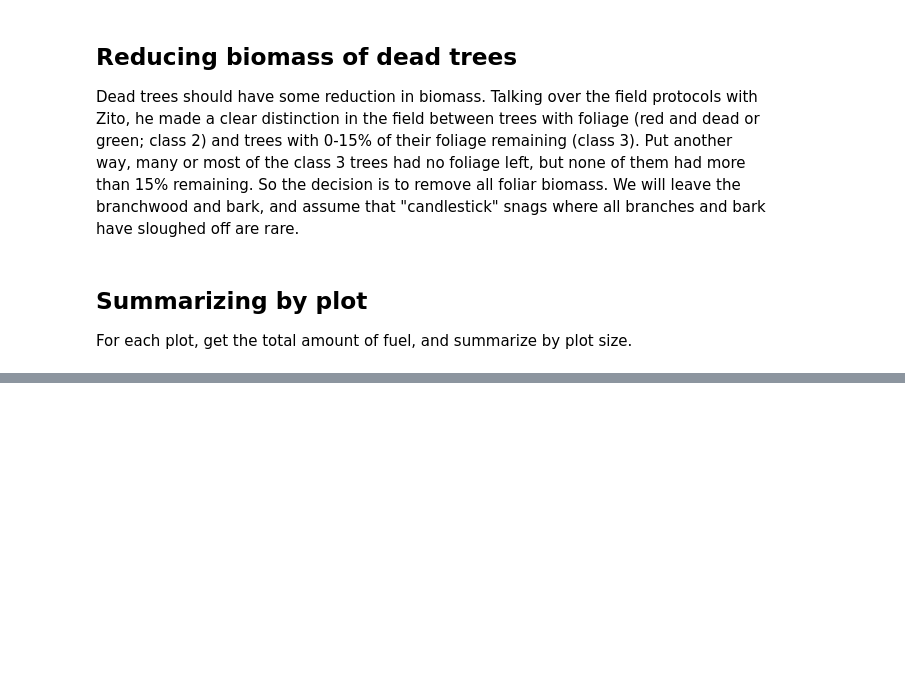
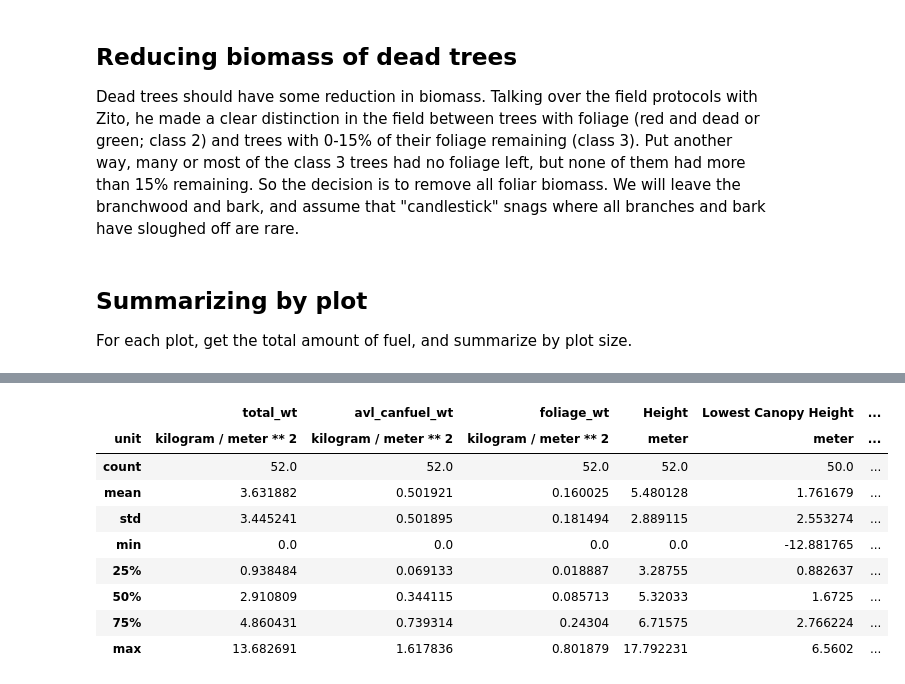
Before and after one commit to SWFireInnovation/biomass, a Jupyter notebook: labs/FtHuachucah_methods.ipynb, the cells around one changed output, grey strips where cells are left out. Saved outputs shown, nothing was run; the diff lists cells and outputs as text; code cells hidden in the pictures; blank space fills up the shorter version.

```diff
--- a/labs/FtHuachucah_methods.ipynb
+++ b/labs/FtHuachucah_methods.ipynb
@@ -265,0 +264,13 @@ new_df
+# %%
+new_df.pint.dequantify().describe()
+# %% [output]
+|  | total_wt | avl_canfuel_wt | foliage_wt | Height | Lowest Canopy Height | ... |
+| unit | kilogram / meter ** 2 | kilogram / meter ** 2 | kilogram / meter ** 2 | meter | meter | ... |
+| count | 52.0 | 52.0 | 52.0 | 52.0 | 50.0 | ... |
+| mean | 3.631882 | 0.501921 | 0.160025 | 5.480128 | 1.761679 | ... |
+| std | 3.445241 | 0.501895 | 0.181494 | 2.889115 | 2.553274 | ... |
+| min | 0.0 | 0.0 | 0.0 | 0.0 | -12.881765 | ... |
+| 25% | 0.938484 | 0.069133 | 0.018887 | 3.28755 | 0.882637 | ... |
+| 50% | 2.910809 | 0.344115 | 0.085713 | 5.32033 | 1.6725 | ... |
+| 75% | 4.860431 | 0.739314 | 0.24304 | 6.71575 | 2.766224 | ... |
+| max | 13.682691 | 1.617836 | 0.801879 | 17.792231 | 6.5602 | ... |
```
Also changed, not shown: parts of 11 cells of this notebook, 1 other file.
